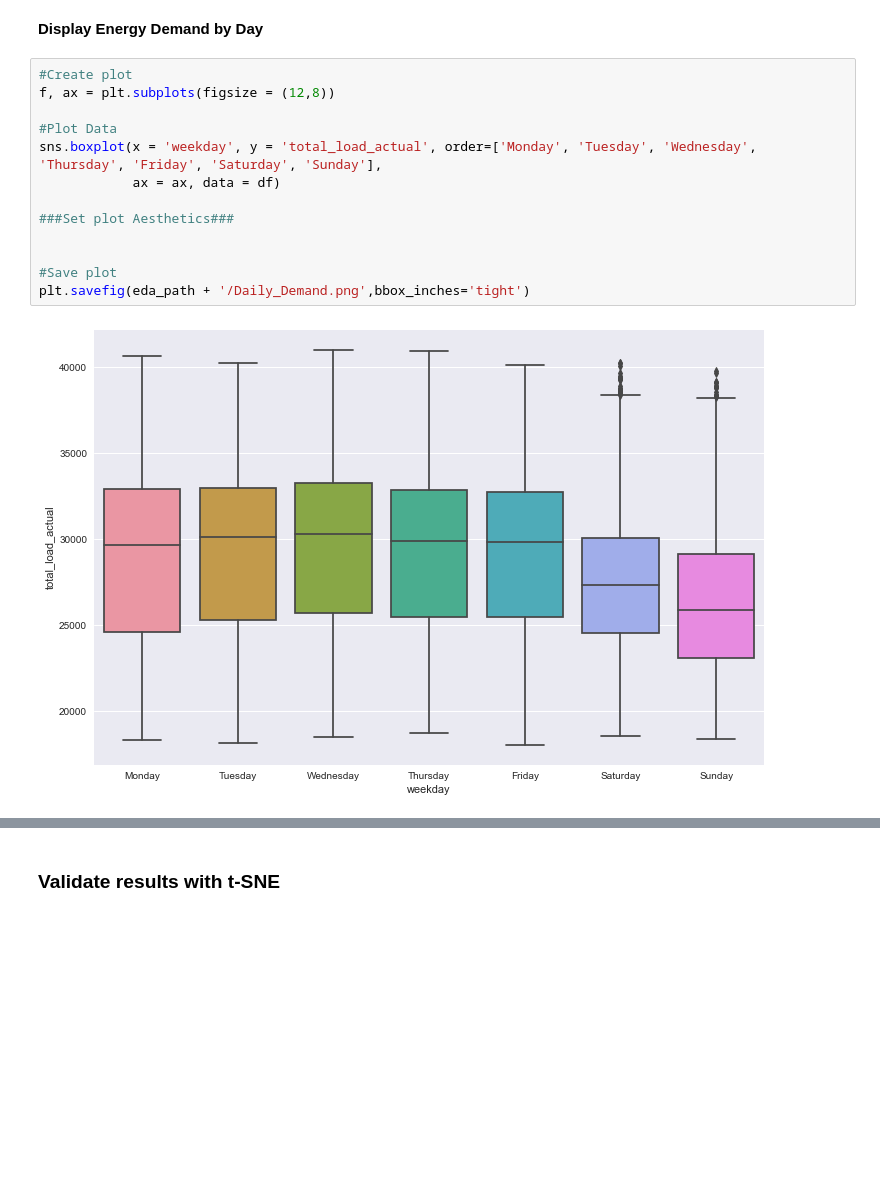
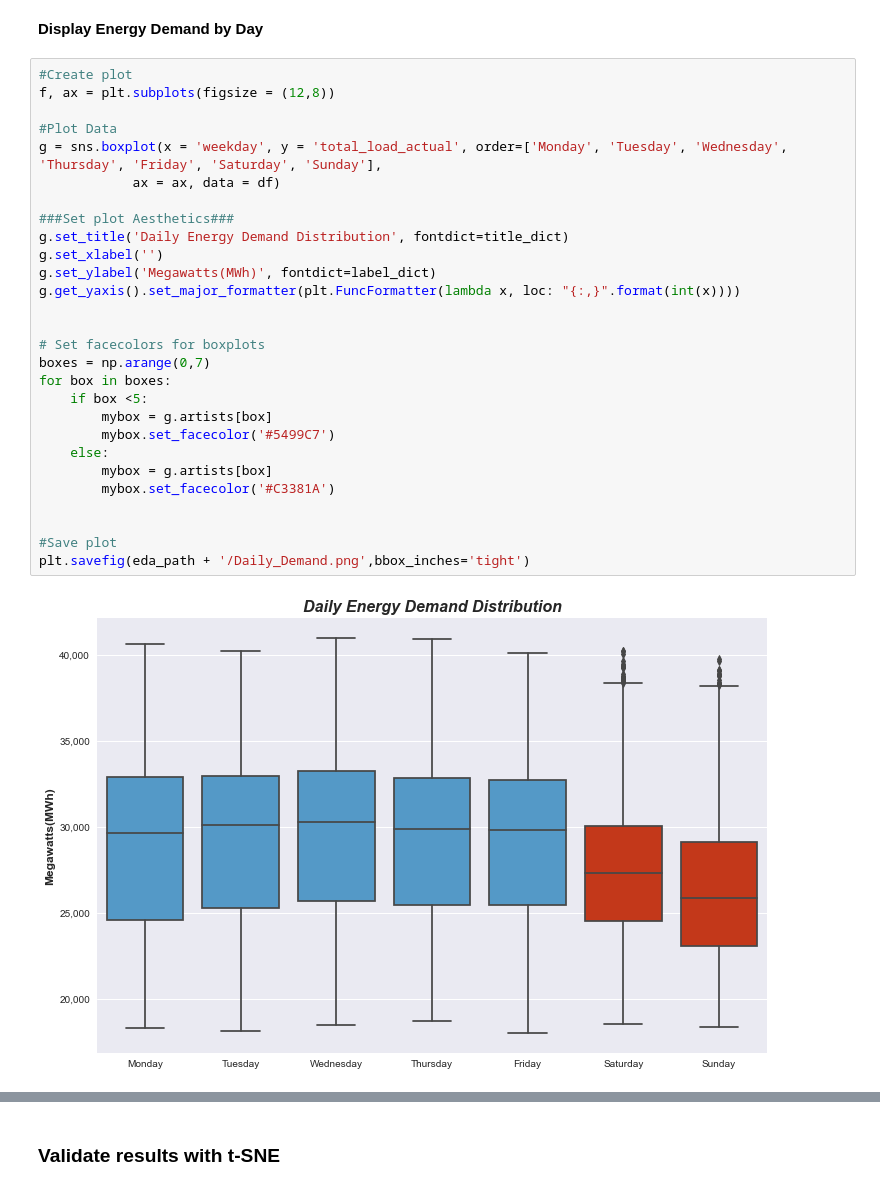
Before and after one commit to KishenSharma6/SpainEnergyAnalysis, a Jupyter notebook: Project_Codes/04_Modeling/2020_0708_Consumer_Behavior.ipynb, the cells around one changed output, grey strips where cells are left out. Saved outputs shown, nothing was run; the diff lists cells and outputs as text; blank space fills up the shorter version.

Commit message:
Visuals completed

```diff
--- a/Project_Codes/04_Modeling/2020_0708_Consumer_Behavior.ipynb
+++ b/Project_Codes/04_Modeling/2020_0708_Consumer_Behavior.ipynb
@@ -283,15 +283,30 @@ Name: weekday, dtype: int64
 # %%
 #Create plot
 f, ax = plt.subplots(figsize = (12,8))
 
 #Plot Data
-sns.boxplot(x = 'weekday', y = 'total_load_actual', order=['Monday', 'Tuesday', 'Wednesday', 'Thursday', 'Friday', 'Saturday', 'Sunday'],
+g = sns.boxplot(x = 'weekday', y = 'total_load_actual', order=['Monday', 'Tuesday', 'Wednesday', 'Thursday', 'Friday', 'Saturday', 'Sunday'],
             ax = ax, data = df)
 
 ###Set plot Aesthetics###
+g.set_title('Daily Energy Demand Distribution', fontdict=title_dict)
+g.set_xlabel('')
+g.set_ylabel('Megawatts(MWh)', fontdict=label_dict)
+g.get_yaxis().set_major_formatter(plt.FuncFormatter(lambda x, loc: "{:,}".format(int(x))))
+
+
+# Set facecolors for boxplots
+boxes = np.arange(0,7)
+for box in boxes:
+    if box <5:
+        mybox = g.artists[box]
+        mybox.set_facecolor('#5499C7')
+    else:
+        mybox = g.artists[box]
+        mybox.set_facecolor('#C3381A')
 
 
 #Save plot
 plt.savefig(eda_path + '/Daily_Demand.png',bbox_inches='tight')
 # %% [output]
-[figure, old version]
+[figure, new version]
```
Also changed, not shown: parts of 5 cells of this notebook.
